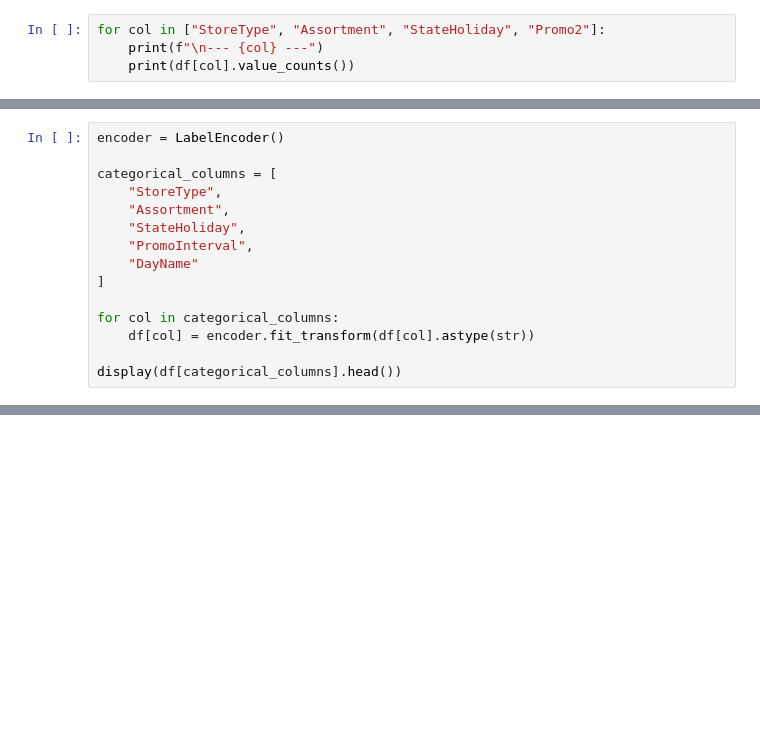
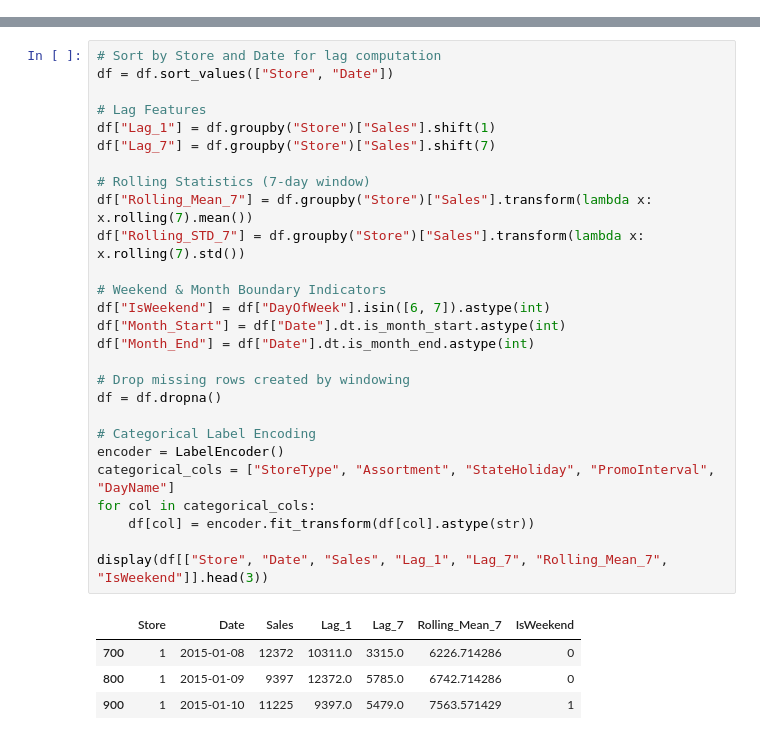
Before and after one commit to ruhile/Sales-Forecasting-Dashboard, a Jupyter notebook: notebooks/Sales_Forecasting.ipynb, the cells around one changed output, grey strips where cells are left out. Saved outputs shown, nothing was run; the diff lists cells and outputs as text; blank space fills up the shorter version.

```diff
--- a/notebooks/Sales_Forecasting.ipynb
+++ b/notebooks/Sales_Forecasting.ipynb
@@ -422,4 +0,0 @@ dtype: object
-# %%
-for col in ["StoreType", "Assortment", "StateHoliday", "Promo2"]:
-    print(f"\n--- {col} ---")
-    print(df[col].value_counts())
@@ -834,15 +0,0 @@ Cleaned Shape: (4557, 31)
-# %%
-encoder = LabelEncoder()
-
-categorical_columns = [
-    "StoreType",
-    "Assortment",
-    "StateHoliday",
-    "PromoInterval",
-    "DayName"
-]
-
-for col in categorical_columns:
-    df[col] = encoder.fit_transform(df[col].astype(str))
-
-display(df[categorical_columns].head())
@@ -1132,0 +143,32 @@ The Random Forest model provided better forecasting performance than the baselin
+# %%
+# Sort by Store and Date for lag computation
+df = df.sort_values(["Store", "Date"])
+
+# Lag Features
+df["Lag_1"] = df.groupby("Store")["Sales"].shift(1)
+df["Lag_7"] = df.groupby("Store")["Sales"].shift(7)
+
+# Rolling Statistics (7-day window)
+df["Rolling_Mean_7"] = df.groupby("Store")["Sales"].transform(lambda x: x.rolling(7).mean())
+df["Rolling_STD_7"] = df.groupby("Store")["Sales"].transform(lambda x: x.rolling(7).std())
+
+# Weekend & Month Boundary Indicators
+df["IsWeekend"] = df["DayOfWeek"].isin([6, 7]).astype(int)
+df["Month_Start"] = df["Date"].dt.is_month_start.astype(int)
+df["Month_End"] = df["Date"].dt.is_month_end.astype(int)
+
+# Drop missing rows created by windowing
+df = df.dropna()
+
+# Categorical Label Encoding
+encoder = LabelEncoder()
+categorical_cols = ["StoreType", "Assortment", "StateHoliday", "PromoInterval", "DayName"]
+for col in categorical_cols:
+    df[col] = encoder.fit_transform(df[col].astype(str))
+
+display(df[["Store", "Date", "Sales", "Lag_1", "Lag_7", "Rolling_Mean_7", "IsWeekend"]].head(3))
+# %% [output]
+|  | Store | Date | Sales | Lag_1 | Lag_7 | Rolling_Mean_7 | IsWeekend |
+| 700 | 1 | 2015-01-08 | 12372 | 10311.0 | 3315.0 | 6226.714286 | 0 |
+| 800 | 1 | 2015-01-09 | 9397 | 12372.0 | 5785.0 | 6742.714286 | 0 |
+| 900 | 1 | 2015-01-10 | 11225 | 9397.0 | 5479.0 | 7563.571429 | 1 |
```
Also changed, not shown: parts of 147 cells of this notebook, 6 other files.
